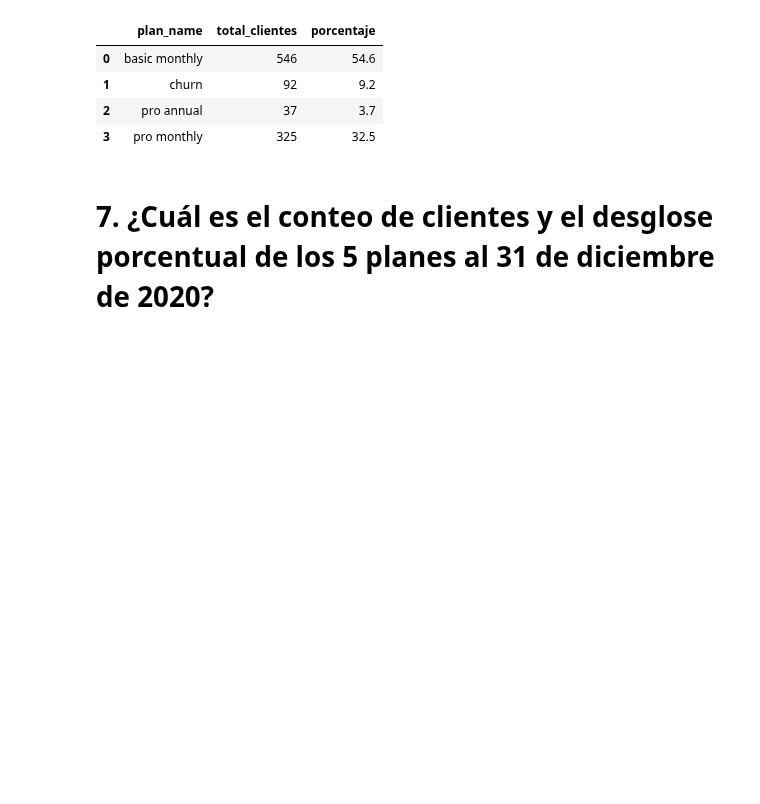
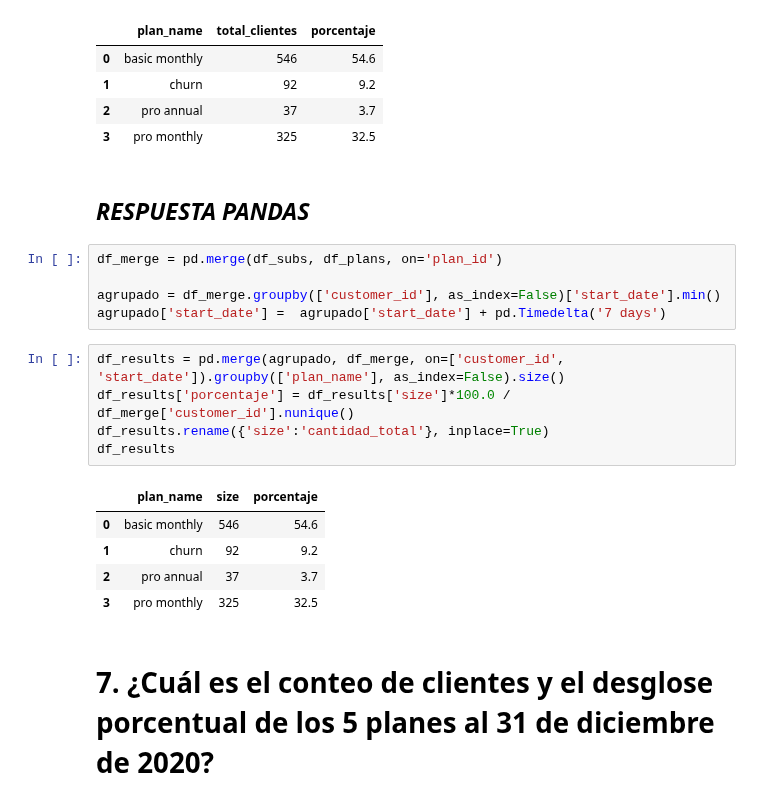
Before and after one commit to LLAES07/SQL_DESAFIO, a Jupyter notebook: Caso_3/Caso_3.ipynb, the cells around one changed output. Drawn from its saved outputs; the diff is of its cells as text; blank space fills up the shorter version.

```diff
--- a/Caso_3/Caso_3.ipynb
+++ b/Caso_3/Caso_3.ipynb
@@ -3038,6 +3042,24 @@ pd.read_sql_query(query, connection)
 | 1 | churn | 92 | 9.2 |
 | 2 | pro annual | 37 | 3.7 |
 | 3 | pro monthly | 325 | 32.5 |
+# %% [markdown]
+## ***RESPUESTA PANDAS***
+# %%
+df_merge = pd.merge(df_subs, df_plans, on='plan_id')
+
+agrupado = df_merge.groupby(['customer_id'], as_index=False)['start_date'].min()
+agrupado['start_date'] =  agrupado['start_date'] + pd.Timedelta('7 days')
+# %%
+df_results = pd.merge(agrupado, df_merge, on=['customer_id', 'start_date']).groupby(['plan_name'], as_index=False).size()
+df_results['porcentaje'] = df_results['size']*100.0 / df_merge['customer_id'].nunique()
+df_results.rename({'size':'cantidad_total'}, inplace=True)
+df_results
+# %% [output]
+|  | plan_name | size | porcentaje |
+| 0 | basic monthly | 546 | 54.6 |
+| 1 | churn | 92 | 9.2 |
+| 2 | pro annual | 37 | 3.7 |
+| 3 | pro monthly | 325 | 32.5 |
 # %% [markdown]
 
 # **7. ¿Cuál es el conteo de clientes y el desglose porcentual de los 5 planes al 31 de diciembre de 2020?**
```
Also changed, not shown: parts of 5 cells of this notebook.
